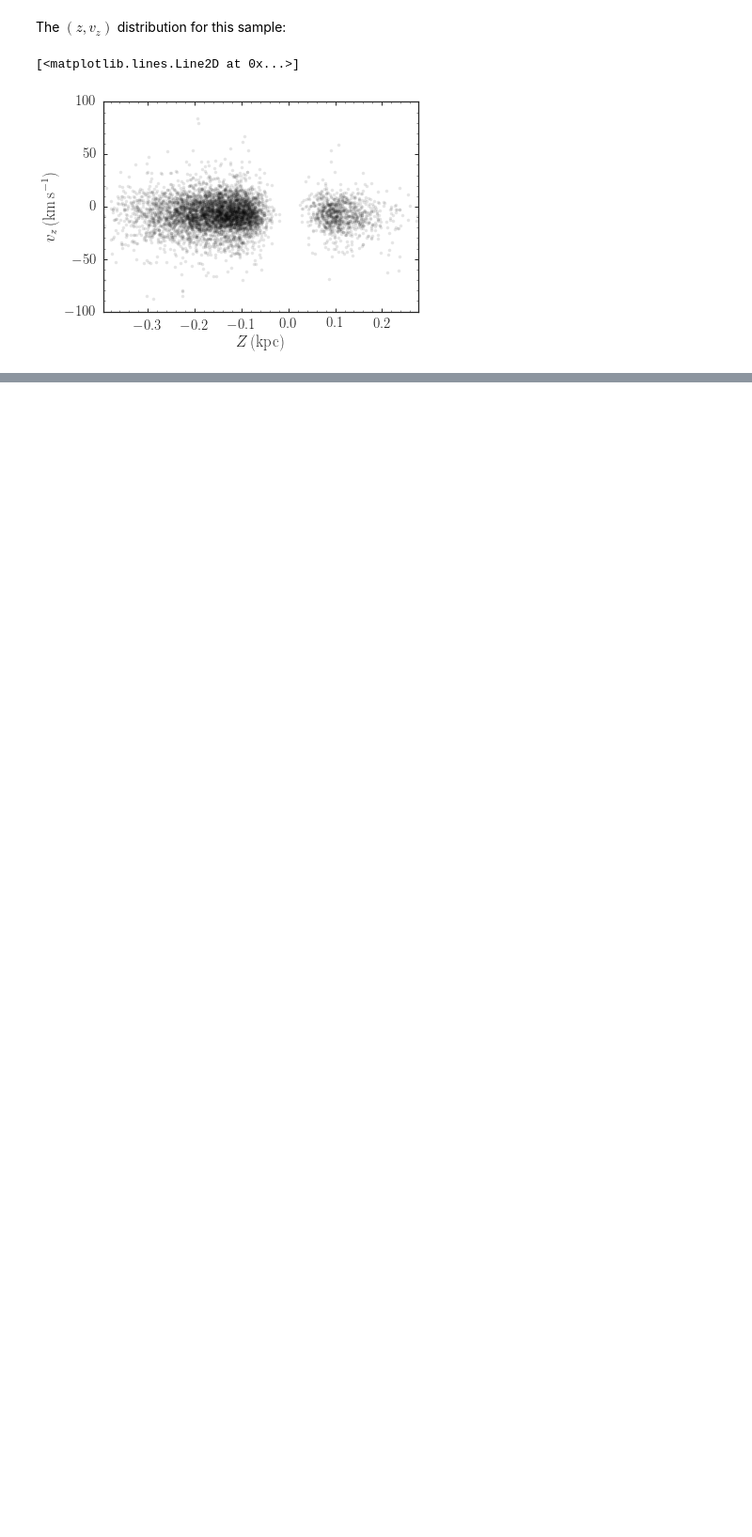
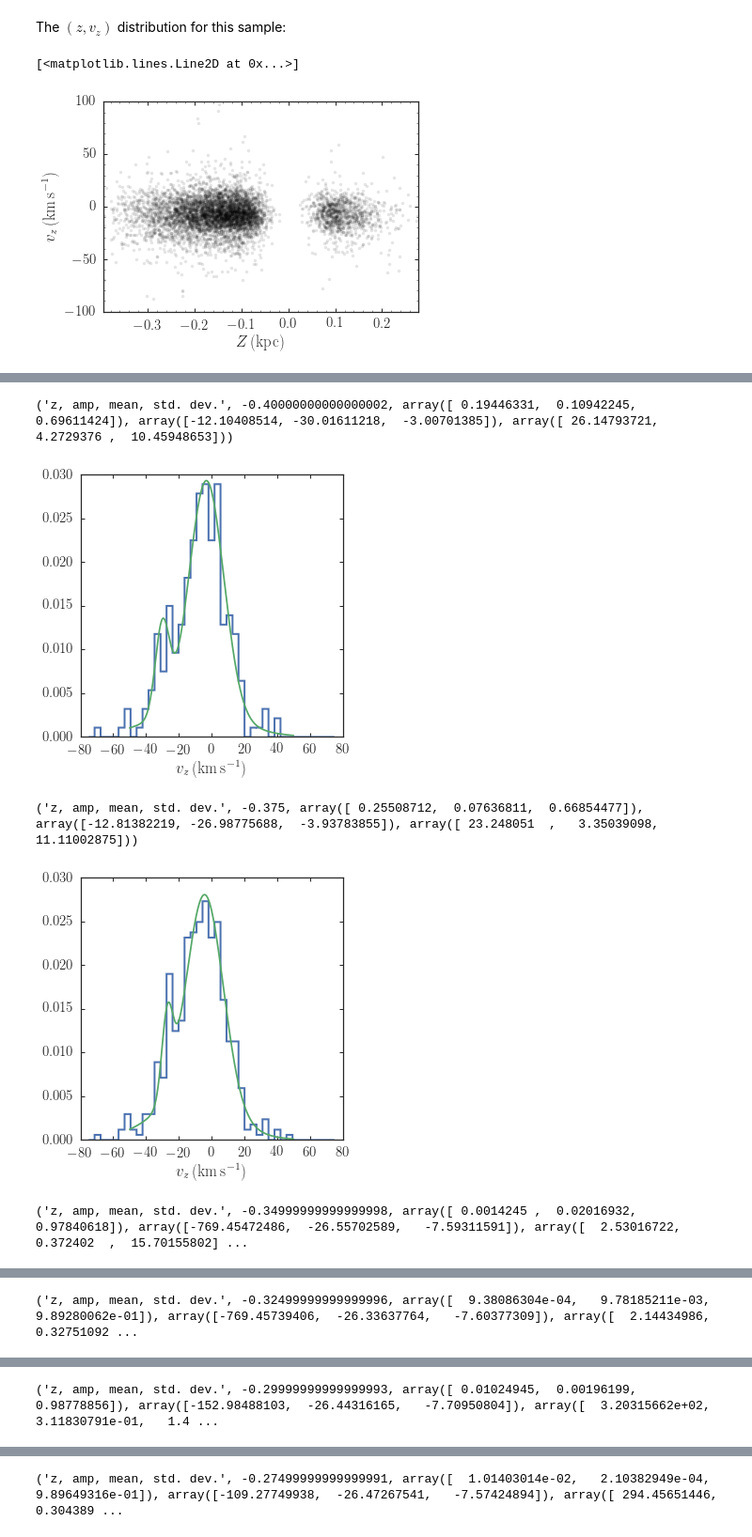
Before and after one commit to jobovy/simple-m2m, a Jupyter notebook: Bovy_TGASsf/TGAS_RAVE_fstar_kin.ipynb, the cells around one changed output, grey strips where cells are left out. Shown at 94% size. Saved outputs shown, nothing was run; the diff lists cells and outputs as text; code cells hidden in the pictures; blank space fills up the shorter version.

```diff
--- a/Bovy_TGASsf/TGAS_RAVE_fstar_kin.ipynb
+++ b/Bovy_TGASsf/TGAS_RAVE_fstar_kin.ipynb
@@ -208,0 +297,18 @@ bovy_plot.bovy_plot(XYZ[indx,2],vxyz[indx,2],'k.',alpha=0.1,
+# %%
+z_obs=numpy.arange(-0.4,0.4,0.025)
+h_obs= 0.075
+indx= (True-numpy.any(numpy.isnan(vxyz),axis=1))\
+    *(numpy.sqrt(XYZ[:,0]**2.+XYZ[:,1]**2.) < 0.2)\
+    *(True-numpy.isnan(vxyz_err[:,2])
+# adding this does not change much
+#    *(vxyz_skew[1] > 0.05)
+print("Selecting %i out of %i stars for vz fit" % (numpy.sum(indx),len(tgas)))
+# select data
+z_data=XYZ[indx,2]
+vz_data=vxyz[indx,2]
+vz_err= vxyz_err[indx,2]
+figsize(6,4)
+bovy_plot.bovy_plot(z_data,vz_data,'k.',alpha=0.1,
+                    yrange=[-100.,100.],
+                    xlabel=r'$Z\,(\mathrm{kpc})$',
+                    ylabel=r'$v_z\,(\mathrm{km\,s}^{-1})$')
@@ -208,0 +365,15 @@ bovy_plot.bovy_plot(XYZ[indx,2],vxyz[indx,2],'k.',alpha=0.1,
+# %%
+v2m_obs,lnL,nstar =compute_xdv2(z_data,vz_data,vz_err,z_obs,h_obs)
+for ii,zo in enumerate(z_obs):
+    print ' z,<v^2>^1/2,lnL,np=',zo,numpy.sqrt(v2m_obs[ii]),lnL[ii],nstar[ii]
+bovy_plot.bovy_print(axes_labelsize=17.,text_fontsize=12.,xtick_labelsize=15.,ytick_labelsize=15.)
+bovy_plot.bovy_plot(z_obs,numpy.sqrt(v2m_obs),'o',semilogy=False,
+  xlabel=r'$\tilde{z}$',ylabel=r'$\langle v^2\rangle^{1/2}$',
+  xrange=[np.min(z_obs)-h_obs,np.max(z_obs)+h_obs],yrange=[0.0,50.0],gcf=True)
+# plt.errorbar(z_obs,numpy.sqrt(v2m_obs),yerr=numpy.sqrt(v2m_obs_noise),marker='None',ls='none',color=sns.color_palette()[1])
+# %% [output]
+('z, amp, mean, std. dev.', -0.40000000000000002, array([ 0.19446331,  0.10942245,  0.69611424]), array([-12.10408514, -30.01611218,  -3.00701385]), array([ 26.14793721,   4.2729376 ,  10.45948653]))
+[figure, added]
+('z, amp, mean, std. dev.', -0.375, array([ 0.25508712,  0.07636811,  0.66854477]), array([-12.81382219, -26.98775688,  -3.93783855]), array([ 23.248051  ,   3.35039098,  11.11002875]))
+[figure, added]
+('z, amp, mean, std. dev.', -0.34999999999999998, array([ 0.0014245 ,  0.02016932,  0.97840618]), array([-769.45472486,  -26.55702589,   -7.59311591]), array([  2.53016722,   0.372402  ,  15.70155802] ...
@@ -208,0 +381 @@ bovy_plot.bovy_plot(XYZ[indx,2],vxyz[indx,2],'k.',alpha=0.1,
+('z, amp, mean, std. dev.', -0.32499999999999996, array([  9.38086304e-04,   9.78185211e-03,   9.89280062e-01]), array([-769.45739406,  -26.33637764,   -7.60377309]), array([  2.14434986,   0.32751092 ...
@@ -208,0 +383 @@ bovy_plot.bovy_plot(XYZ[indx,2],vxyz[indx,2],'k.',alpha=0.1,
+('z, amp, mean, std. dev.', -0.29999999999999993, array([ 0.01024945,  0.00196199,  0.98778856]), array([-152.98488103,  -26.44316165,   -7.70950804]), array([  3.20315662e+02,   3.11830791e-01,   1.4 ...
@@ -208,0 +385 @@ bovy_plot.bovy_plot(XYZ[indx,2],vxyz[indx,2],'k.',alpha=0.1,
+('z, amp, mean, std. dev.', -0.27499999999999991, array([  1.01403014e-02,   2.10382949e-04,   9.89649316e-01]), array([-109.27749938,  -26.47267541,   -7.57424894]), array([ 294.45651446,    0.304389 ...
```
Also changed, not shown: parts of 22 cells of this notebook.
